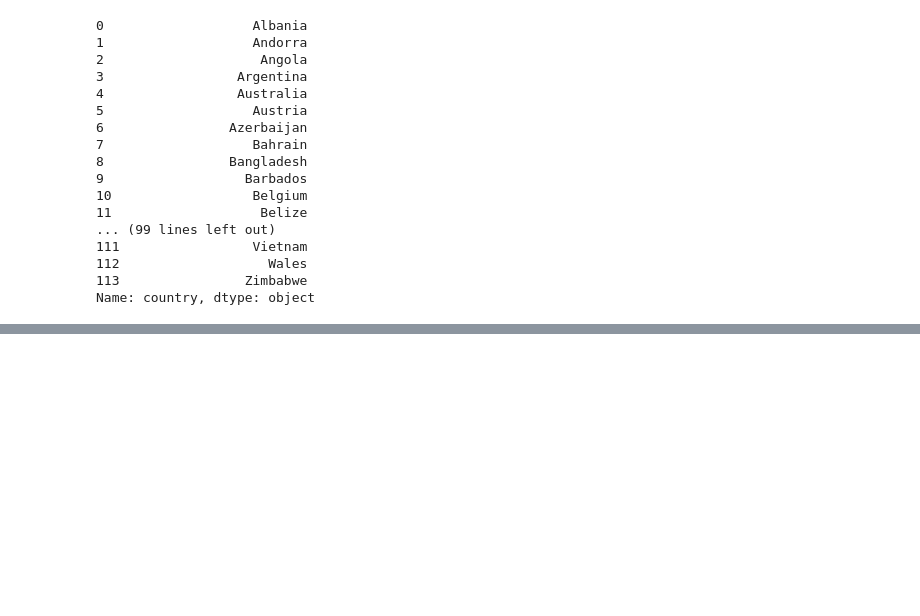
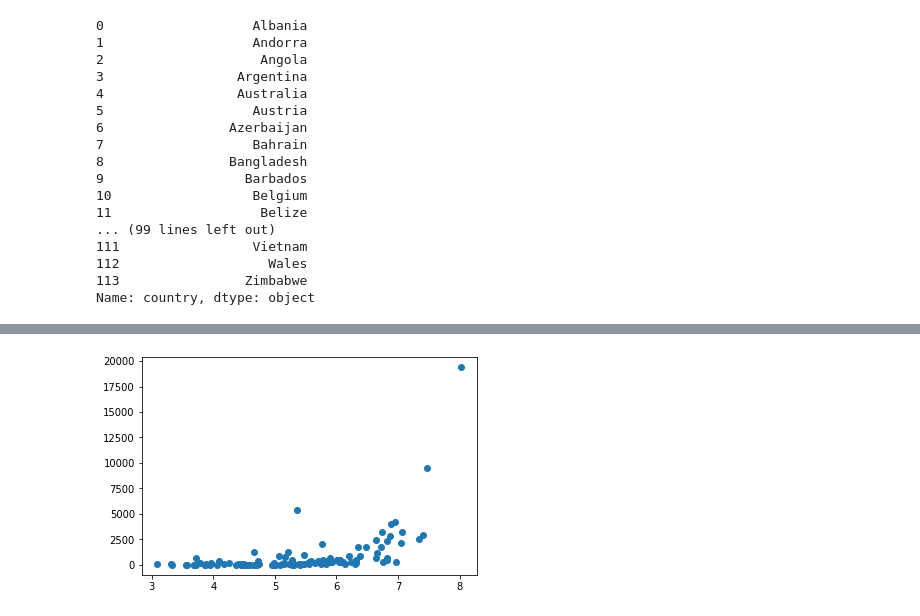
Before and after one commit to copl68/Cisc367Midterm, a Jupyter notebook: messy.ipynb, the cells around one changed output, grey strips where cells are left out. Cells and saved outputs as stored; diff of their text form; code cells hidden in the pictures; blank space fills up the shorter version.

```diff
--- a/messy.ipynb
+++ b/messy.ipynb
@@ -306,0 +332,6 @@ Name: total_vaccinations, dtype: float64
+# %%
+plt.scatter(tot_vac.apply(lambda x: np.log10(x)), realgdps)
+plt.show()
+#tot_vac.apply(lambda x: x/100000)
+# %% [output]
+[figure, added]
```
Also changed, not shown: parts of 34 cells of this notebook, 3 other files.
